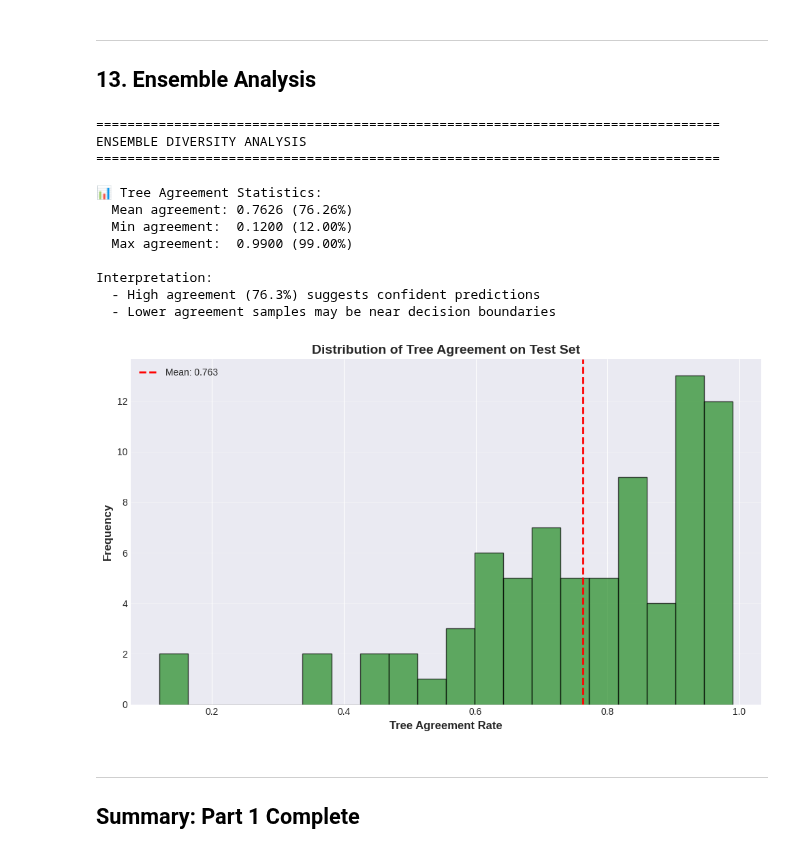
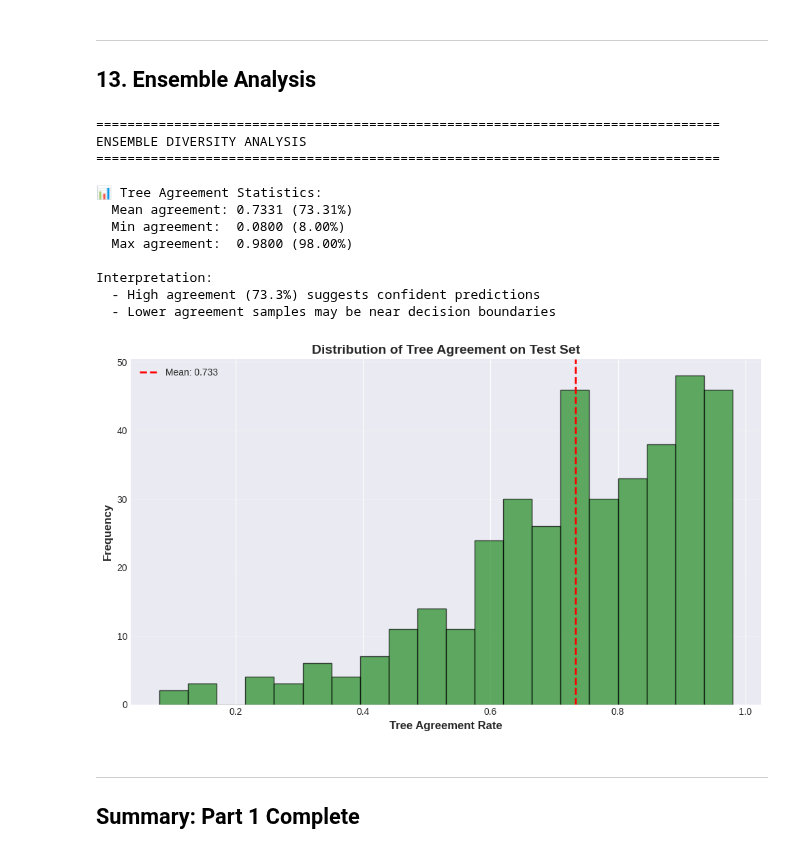
Before and after one commit to JohnnyRobs19/FYP-Hypertension-DDI-Detection, a Jupyter notebook: Extra_Trees_DDI_Analysis_and_Training.ipynb, the cells around one changed output. Drawn from its saved outputs; the diff is of its cells as text; code cells hidden in the pictures.

```diff
--- a/Extra_Trees_DDI_Analysis_and_Training.ipynb
+++ b/Extra_Trees_DDI_Analysis_and_Training.ipynb
@@ -757,0 +814,8 @@ TRAINING EXTRA TREES CLASSIFIER - GRIDSEARCH OPTIMIZED
+# %%
+# Generate predictions on training data (for analysis purposes only, NOT for evaluation)
+# Note: These predictions are on training data and should NOT be used to evaluate model performance
+# Use Nested CV results for performance evaluation!
+y_pred = et_model.predict(X)
+
+print("✓ Predictions generated on training data (for feature analysis, XAI, etc.)")
+print("⚠️  These are NOT test predictions - do not use for performance evaluation!")
@@ -850,28 +830,3 @@ plt.show()
 ---
 
 ## 9. Confusion Matrix
-# %%
-# Generate confusion matrix
-cm = confusion_matrix(y_test, y_pred)
-
-print("="*80)
-print("CONFUSION MATRIX")
-print("="*80)
-print("\n                Predicted →")
-print("Actual ↓\n")
-
-cm_df = pd.DataFrame(cm, index=target_classes, columns=target_classes)
-print(cm_df)
-
-# Calculate per-class accuracy
-print("\n" + "="*80)
-print("SEVERITY-SPECIFIC PERFORMANCE")
-print("="*80)
-for i, severity in enumerate(target_classes):
-    mask = (y_test == i)
-    if mask.sum() > 0:
-        correct = (y_pred[mask] == y_test[mask]).sum()
-        total = mask.sum()
-        acc = correct / total if total > 0 else 0
-        status = '✓' if acc >= 0.9 else '⚠' if acc >= 0.7 else '✗'
-        print(f"{status} {severity:12s}: {correct:2d}/{total:2d} correct ({acc*100:5.1f}%)")
@@ -1037,7 +947,7 @@ print("="*80)
 print("OUT-OF-BAG (OOB) VALIDATION")
 print("="*80)
 
-et_model_oob = ExtraTreesClassifier(
+et_model_oob = ExtraTreesClassifier(class_weight="balanced",
     n_estimators=100,
     max_depth=10,
     min_samples_split=5,
@@ -1050,7 +960,7 @@ et_model_oob = ExtraTreesClassifier(
 )
 
 print("\nRetraining model with OOB scoring enabled...")
-et_model_oob.fit(X_train, y_train)
+et_model_oob.fit(X, y)
 
 print(f"\n📊 Out-of-Bag Score: {et_model_oob.oob_score_:.4f} ({et_model_oob.oob_score_*100:.2f}%)")
 print("\nInterpretation:")
@@ -1059,8 +969,8 @@ print("  - Provides unbiased estimate without needing separate validation set")
 print("  - Similar to cross-validation but computationally cheaper")
 
 # Compare with test accuracy
-y_pred_oob = et_model_oob.predict(X_test)
-test_accuracy_oob = accuracy_score(y_test, y_pred_oob)
+y_pred_oob = et_model_oob.predict(X)
+test_accuracy_oob = accuracy_score(y, y_pred_oob)
 
 print(f"\nComparison:")
 print(f"  OOB Score:       {et_model_oob.oob_score_:.4f} ({et_model_oob.oob_score_*100:.2f}%)")
@@ -1160,11 +1134,11 @@ print("ENSEMBLE DIVERSITY ANALYSIS")
 print("="*80)
 
 # Analyze individual tree predictions on test set
-individual_predictions = np.array([tree.predict(X_test) for tree in et_model.estimators_])
+individual_predictions = np.array([tree.predict(X) for tree in et_model.estimators_])
 
 # Calculate agreement rate
 agreement_rate = []
-for i in range(len(X_test)):
+for i in range(len(X)):
     # Get predictions from all trees for sample i
     sample_predictions = individual_predictions[:, i]
     # Calculate what % of trees agree with majority vote
@@ -1176,38 +1150,38 @@ agreement_rate = np.array(agreement_rate)
 
 print(f"\n📊 Tree Agreement Statistics:")
 print(f"  Mean agreement: {agreement_rate.mean():.4f} ({agreement_rate.mean()*100:.2f}%)")
 print(f"  Min agreement:  {agreement_rate.min():.4f} ({agreement_rate.min()*100:.2f}%)")
 print(f"  Max agreement:  {agreement_rate.max():.4f} ({agreement_rate.max()*100:.2f}%)")
 print(f"\nInterpretation:")
 print(f"  - High agreement ({agreement_rate.mean()*100:.1f}%) suggests confident predictions")
 print(f"  - Lower agreement samples may be near decision boundaries")
 
 # Visualize agreement distribution
 fig, ax = plt.subplots(figsize=(10, 6))
 ax.hist(agreement_rate, bins=20, color='forestgreen', edgecolor='black', alpha=0.7)
 ax.axvline(agreement_rate.mean(), color='red', linestyle='--', linewidth=2,
            label=f'Mean: {agreement_rate.mean():.3f}')
 ax.set_xlabel('Tree Agreement Rate', fontsize=12, fontweight='bold')
 ax.set_ylabel('Frequency', fontsize=12, fontweight='bold')
 ax.set_title('Distribution of Tree Agreement on Test Set', fontsize=14, fontweight='bold')
 ax.legend()
 ax.grid(axis='y', alpha=0.3)
 plt.tight_layout()
 plt.show()
 # %% [output]
 ================================================================================
 ENSEMBLE DIVERSITY ANALYSIS
 ================================================================================
 
 📊 Tree Agreement Statistics:
-  Mean agreement: 0.7626 (76.26%)
-  Min agreement:  0.1200 (12.00%)
-  Max agreement:  0.9900 (99.00%)
+  Mean agreement: 0.7331 (73.31%)
+  Min agreement:  0.0800 (8.00%)
+  Max agreement:  0.9800 (98.00%)
 
 Interpretation:
-  - High agreement (76.3%) suggests confident predictions
+  - High agreement (73.3%) suggests confident predictions
   - Lower agreement samples may be near decision boundaries
-[figure, old version]
+[figure, new version]
 # %% [markdown]
 ---
 
```
Also changed, not shown: parts of 21 cells of this notebook.
